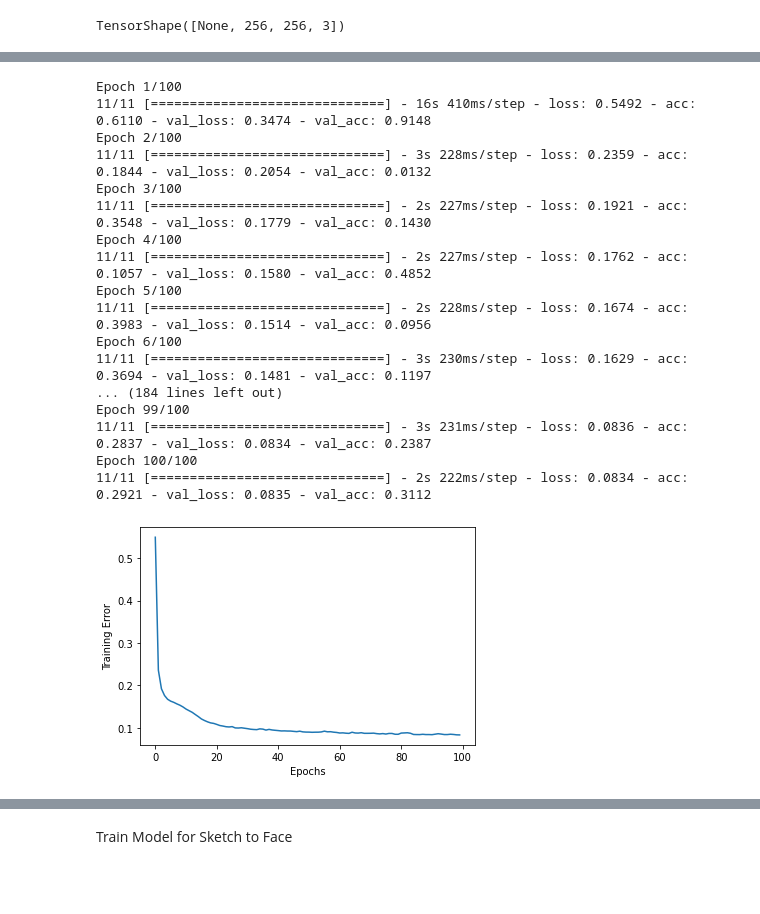
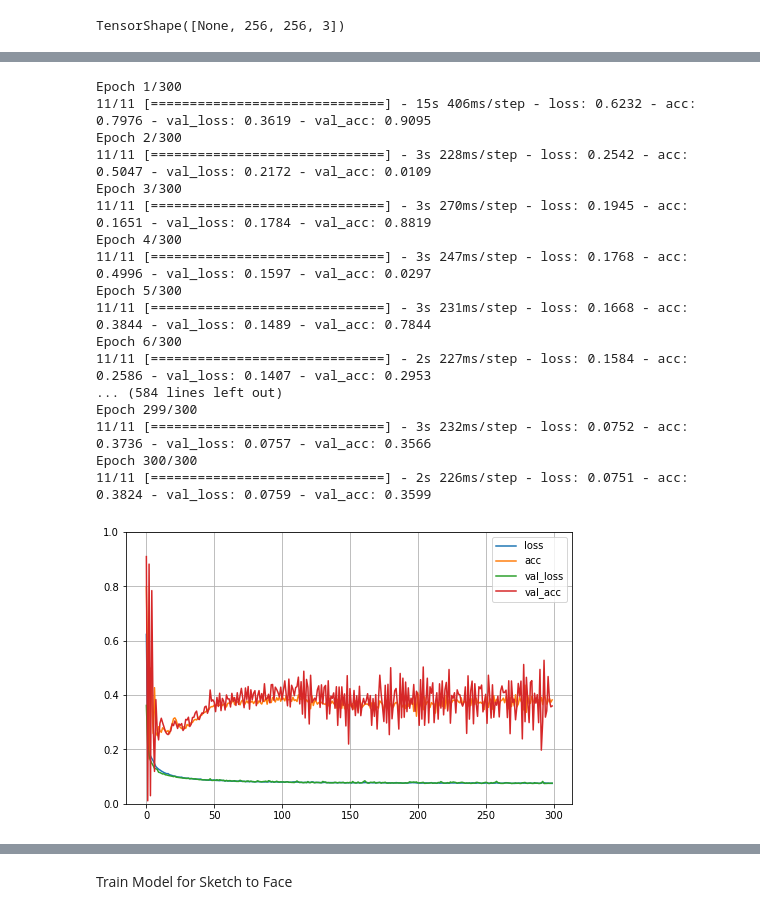
Before and after one commit to MithunKiniStar/AutoEncodersFaceSketch, a Jupyter notebook: Deep_Convolutional_autoencoder.ipynb, the cells around one changed output, grey strips where cells are left out. Cells and saved outputs as stored; diff of their text form; code cells hidden in the pictures; blank space fills up the shorter version.

```diff
--- a/Deep_Convolutional_autoencoder.ipynb
+++ b/Deep_Convolutional_autoencoder.ipynb
@@ -179,40 +199,48 @@ TensorShape([None, 256, 256, 3])
 # %%
 # Training for photo to sketch
 from keras.callbacks import TensorBoard
 # Train the autoencoder model
 train_image.shape
 #hist=autoencoder.fit(train_image, train_sketch_image, epochs = 5, verbose = 0)
 
 hist=autoencoder.fit(train_image, train_sketch_image,
-                epochs=100,
+                epochs=300,
                 batch_size=128,
                 shuffle=True,
                 validation_data=(test_image, test_sketch_image))
 
 
 
-plt.plot(hist.history["loss"]);
-plt.xlabel('Epochs');
-plt.ylabel('Training Error');
+# plt.plot(hist.history["loss"]);
+# plt.xlabel('Epochs');
+# plt.ylabel('Training Error');
+
+import pandas as pd
+import matplotlib.pyplot as plt
+
+pd.DataFrame(hist.history).plot(figsize=(8, 5))
+plt.grid(True)
+plt.gca().set_ylim(0, 1)
+plt.show()
 # %% [output]
-Epoch 1/100
-11/11 [==============================] - 16s 410ms/step - loss: 0.5492 - acc: 0.6110 - val_loss: 0.3474 - val_acc: 0.9148
-Epoch 2/100
-11/11 [==============================] - 3s 228ms/step - loss: 0.2359 - acc: 0.1844 - val_loss: 0.2054 - val_acc: 0.0132
-Epoch 3/100
-11/11 [==============================] - 2s 227ms/step - loss: 0.1921 - acc: 0.3548 - val_loss: 0.1779 - val_acc: 0.1430
-Epoch 4/100
-11/11 [==============================] - 2s 227ms/step - loss: 0.1762 - acc: 0.1057 - val_loss: 0.1580 - val_acc: 0.4852
-Epoch 5/100
-11/11 [==============================] - 2s 228ms/step - loss: 0.1674 - acc: 0.3983 - val_loss: 0.1514 - val_acc: 0.0956
-Epoch 6/100
-11/11 [==============================] - 3s 230ms/step - loss: 0.1629 - acc: 0.3694 - val_loss: 0.1481 - val_acc: 0.1197
-... (184 lines left out)
-Epoch 99/100
-11/11 [==============================] - 3s 231ms/step - loss: 0.0836 - acc: 0.2837 - val_loss: 0.0834 - val_acc: 0.2387
-Epoch 100/100
-11/11 [==============================] - 2s 222ms/step - loss: 0.0834 - acc: 0.2921 - val_loss: 0.0835 - val_acc: 0.3112
+Epoch 1/300
+11/11 [==============================] - 15s 406ms/step - loss: 0.6232 - acc: 0.7976 - val_loss: 0.3619 - val_acc: 0.9095
+Epoch 2/300
+11/11 [==============================] - 3s 228ms/step - loss: 0.2542 - acc: 0.5047 - val_loss: 0.2172 - val_acc: 0.0109
+Epoch 3/300
+11/11 [==============================] - 3s 270ms/step - loss: 0.1945 - acc: 0.1651 - val_loss: 0.1784 - val_acc: 0.8819
+Epoch 4/300
+11/11 [==============================] - 3s 247ms/step - loss: 0.1768 - acc: 0.4996 - val_loss: 0.1597 - val_acc: 0.0297
+Epoch 5/300
+11/11 [==============================] - 3s 231ms/step - loss: 0.1668 - acc: 0.3844 - val_loss: 0.1489 - val_acc: 0.7844
+Epoch 6/300
+11/11 [==============================] - 2s 227ms/step - loss: 0.1584 - acc: 0.2586 - val_loss: 0.1407 - val_acc: 0.2953
+... (584 lines left out)
+Epoch 299/300
+11/11 [==============================] - 3s 232ms/step - loss: 0.0752 - acc: 0.3736 - val_loss: 0.0757 - val_acc: 0.3566
+Epoch 300/300
+11/11 [==============================] - 2s 226ms/step - loss: 0.0751 - acc: 0.3824 - val_loss: 0.0759 - val_acc: 0.3599
-[figure, old version]
+[figure, new version]
 # %%
 decoded_imgs = autoencoder.predict(test_image)
 
```
Also changed, not shown: parts of 5 cells of this notebook.
